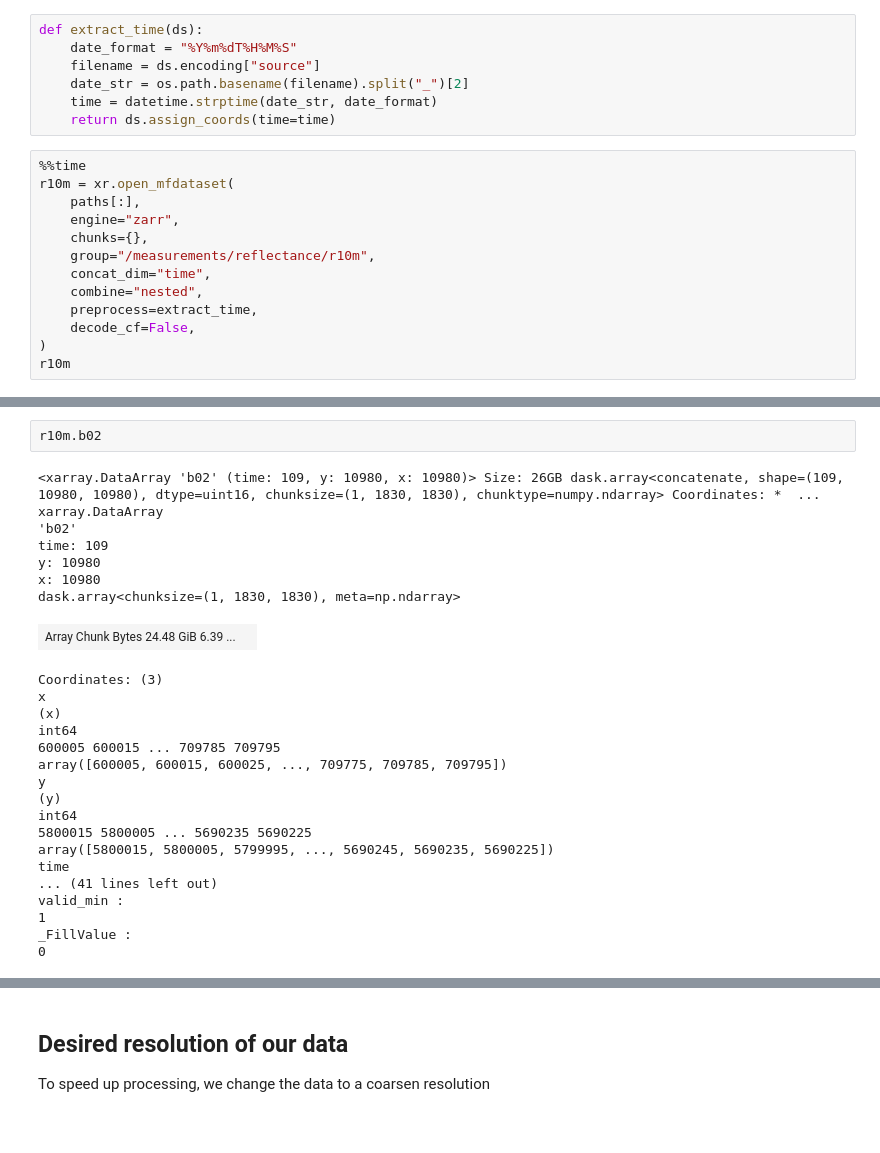
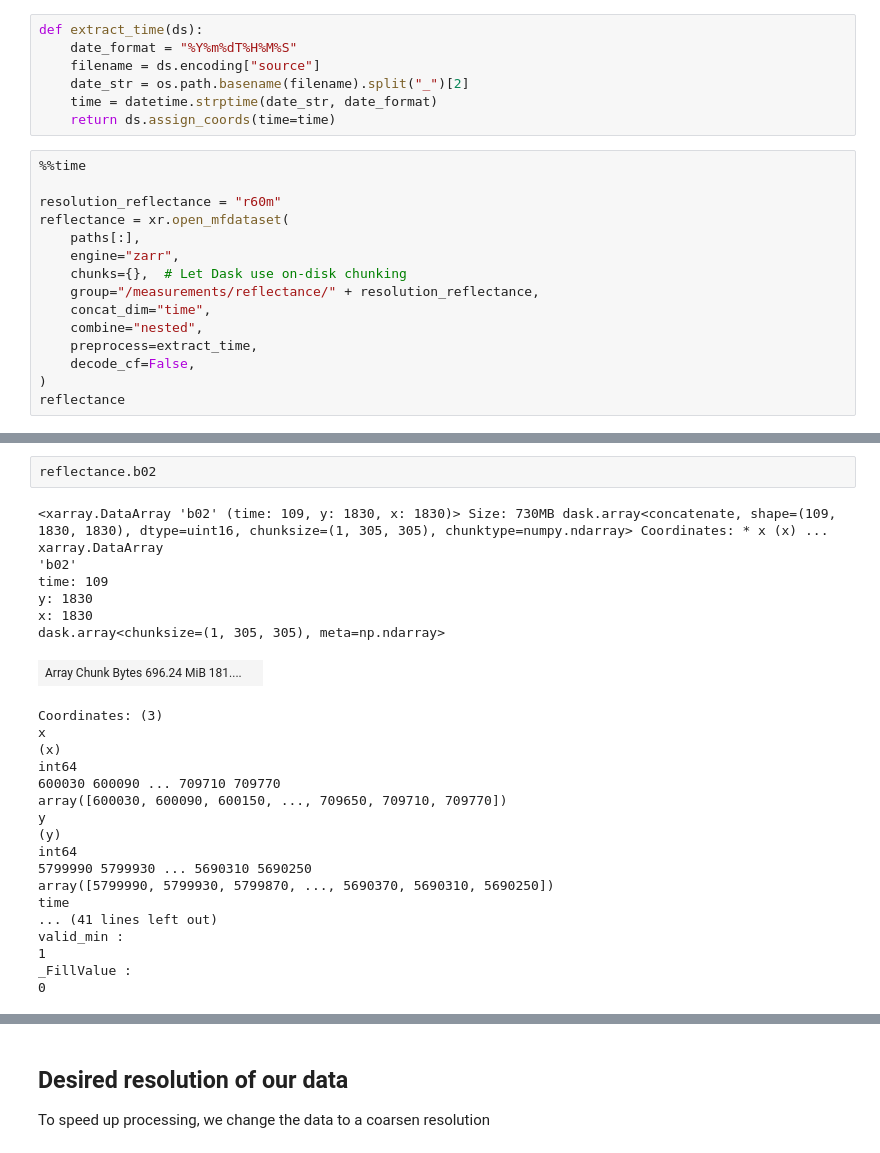
Before and after one commit to annefou/eopf-sample-webinar2, a Jupyter notebook: Webinar2-EOPF-Sample-Service-Multiple-files.ipynb, the cells around one changed output, grey strips where cells are left out. Saved outputs shown, nothing was run; the diff lists cells and outputs as text.

```diff
--- a/Webinar2-EOPF-Sample-Service-Multiple-files.ipynb
+++ b/Webinar2-EOPF-Sample-Service-Multiple-files.ipynb
@@ -166,15 +174,17 @@ def extract_time(ds):
     return ds.assign_coords(time=time)
 # %%
 %%time
-r10m = xr.open_mfdataset(
+
+resolution_reflectance = "r60m"
+reflectance = xr.open_mfdataset(
     paths[:],
     engine="zarr",
-    chunks={},
-    group="/measurements/reflectance/r10m",
+    chunks={},  # Let Dask use on-disk chunking
+    group="/measurements/reflectance/" + resolution_reflectance,
     concat_dim="time",
     combine="nested",
     preprocess=extract_time,
     decode_cf=False,
 )
-r10m
+reflectance
 # %% [output]
@@ -266,25 +211,25 @@ Attributes: (0)
 # %%
-r10m.b02
+reflectance.b02
 # %% [output]
-<xarray.DataArray 'b02' (time: 109, y: 10980, x: 10980)> Size: 26GB dask.array<concatenate, shape=(109, 10980, 10980), dtype=uint16, chunksize=(1, 1830, 1830), chunktype=numpy.ndarray> Coordinates: *  ...
+<xarray.DataArray 'b02' (time: 109, y: 1830, x: 1830)> Size: 730MB dask.array<concatenate, shape=(109, 1830, 1830), dtype=uint16, chunksize=(1, 305, 305), chunktype=numpy.ndarray> Coordinates: * x (x) ...
 xarray.DataArray
 'b02'
 time: 109
-y: 10980
-x: 10980
-dask.array<chunksize=(1, 1830, 1830), meta=np.ndarray>
+y: 1830
+x: 1830
+dask.array<chunksize=(1, 305, 305), meta=np.ndarray>
-| Array Chunk Bytes 24.48 GiB 6.39 ... |  |
+| Array Chunk Bytes 696.24 MiB 181.... |  |
 Coordinates: (3)
 x
 (x)
 int64
-600005 600015 ... 709785 709795
-array([600005, 600015, 600025, ..., 709775, 709785, 709795])
+600030 600090 ... 709710 709770
+array([600030, 600090, 600150, ..., 709650, 709710, 709770])
 y
 (y)
 int64
-5800015 5800005 ... 5690235 5690225
-array([5800015, 5800005, 5799995, ..., 5690245, 5690235, 5690225])
+5799990 5799930 ... 5690310 5690250
+array([5799990, 5799930, 5799870, ..., 5690370, 5690310, 5690250])
 time
 ... (41 lines left out)
 valid_min :
```
Also changed, not shown: parts of 62 cells of this notebook, 1 other file.
